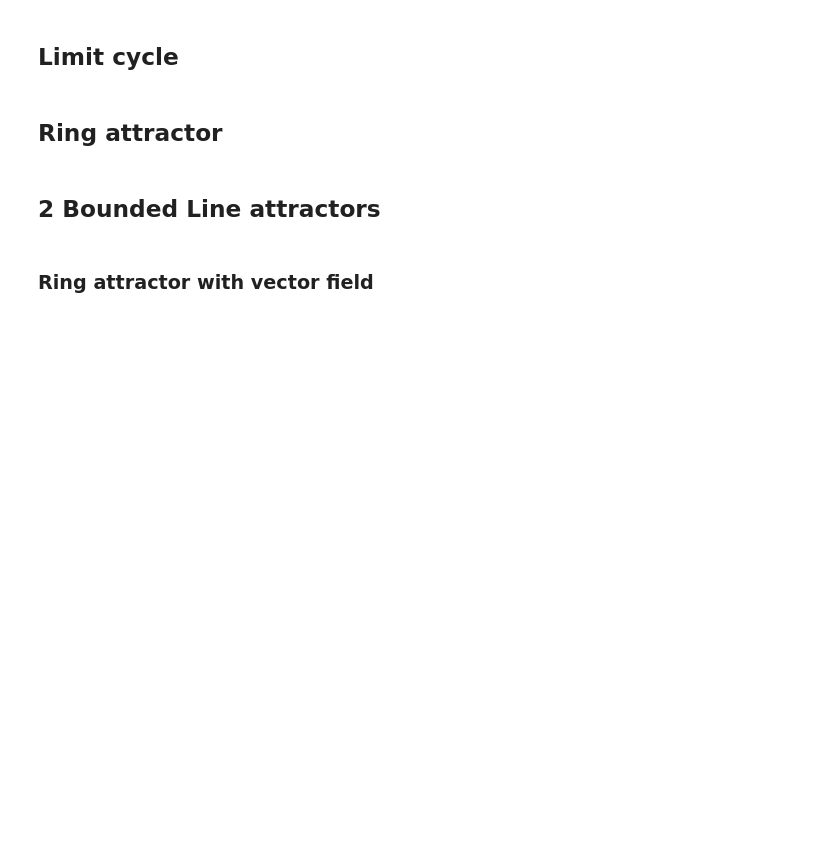
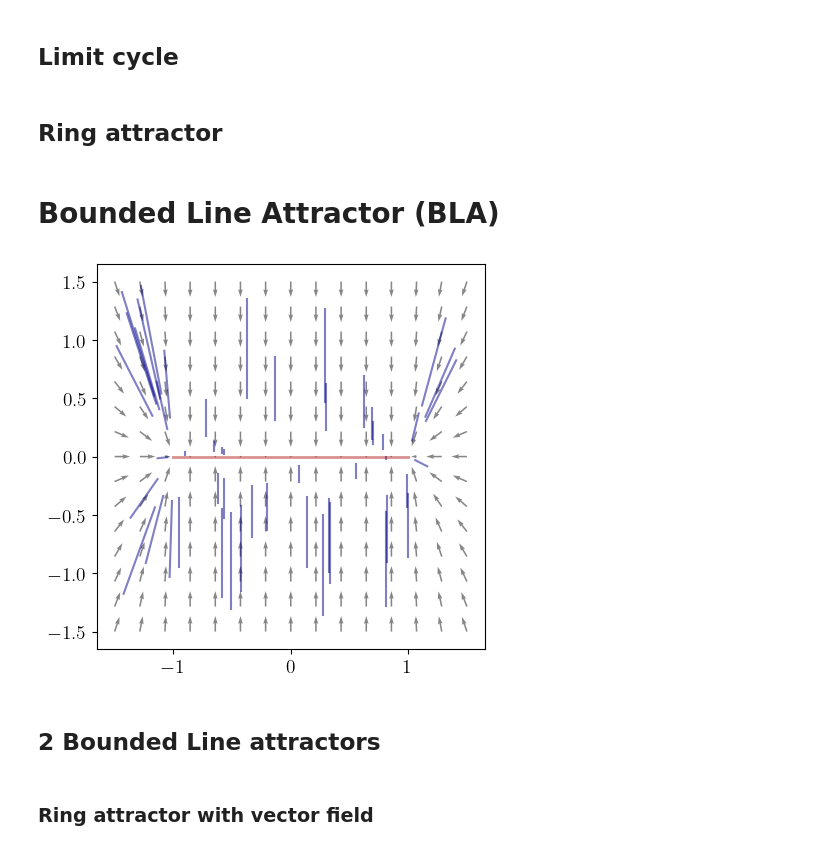
Before and after one commit to Asagodi/topological_diversity, a Jupyter notebook: iam/source_motifs.ipynb, the cells around one changed output. Drawn from its saved outputs; the diff is of its cells as text; code cells hidden in the pictures; blank space fills up the shorter version.

```diff
--- a/iam/source_motifs.ipynb
+++ b/iam/source_motifs.ipynb
@@ -164,6 +197,29 @@ for i in range(0, len(ra_trajs)):
     ax.plot(ra_trajs[i, :, 0], ra_trajs[i, :, 1], '-', color='darkblue', markersize=2, alpha=0.5)
 ax.plot(inv_man[:,0], inv_man[:,1], color='firebrick', lw=2, zorder=10, label='Invariant manifold');
 plt.savefig(os.path.join(fig_dir, 'ra_2d.pdf'), dpi=300)
+# %% [markdown]
+# Bounded Line Attractor (BLA)
+# %%
+dim = 2
+bca_dim = 1
+generator_bla = AnalyticalBoundedContinuousAttractor(dim=dim, bca_dim=bca_dim, dt=dt, time_span=time_span)
+init_conds = generate_initial_conditions(
+    sampling_method='uniform',    bounds=[(-1.5, 1.5)]*dim,    num_points= simulation_params['number_of_target_trajectories'],    seed=simulation_params['seed'])
+bla_trajs = generator_bla.compute_trajectory(init_conds).detach().numpy()
+inv_man = generator_bla.invariant_manifold().detach().numpy();
+X, Y, U, V = get_ds_vf(generator_bla, bounds=[-1.5, 1.5], num_points=1)
+magnitude = np.sqrt(U**2 + V**2)
+max_magnitude = .2
+scaling = np.minimum(1.0, max_magnitude / (magnitude + 1e-8))  # avoid division by zero
+U_clipped, V_clipped = U * scaling, V * scaling
+fig, ax = plt.subplots(figsize=(5, 5))
+ax.quiver(X, Y, U_clipped, V_clipped, color='gray', alpha=0.95, scale=5)
+ax.plot(bla_trajs[:, :, 0].T, bla_trajs[:, :, 1].T, color='darkblue', alpha=0.5);
+ax.plot(inv_man[:, 0], inv_man[:, 1], color='firebrick', alpha=0.5, linewidth=2)
+plt.savefig(os.path.join(fig_dir, 'bla_2d.pdf'), dpi=300)
+plt.show()
+# %% [output]
+[figure, added]
 # %% [markdown]
 ## 2 Bounded Line attractors
 # %%
```
Also changed, not shown: parts of 1 cell of this notebook.
